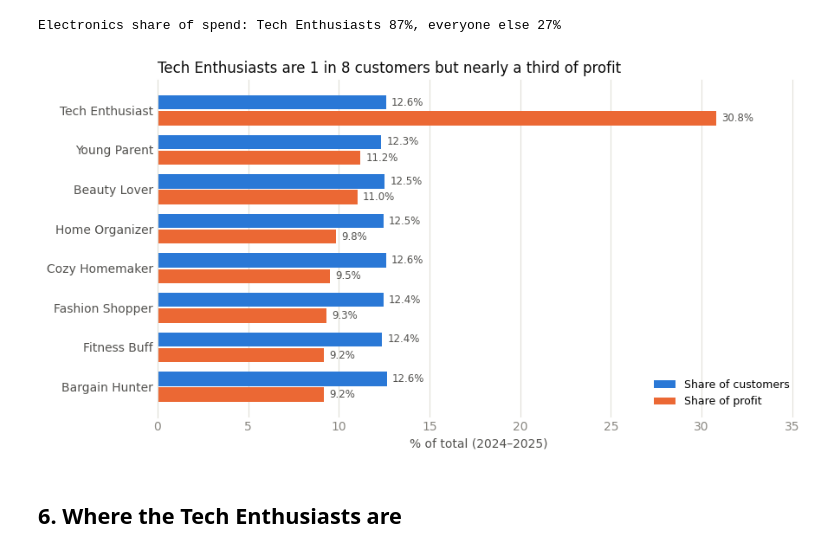
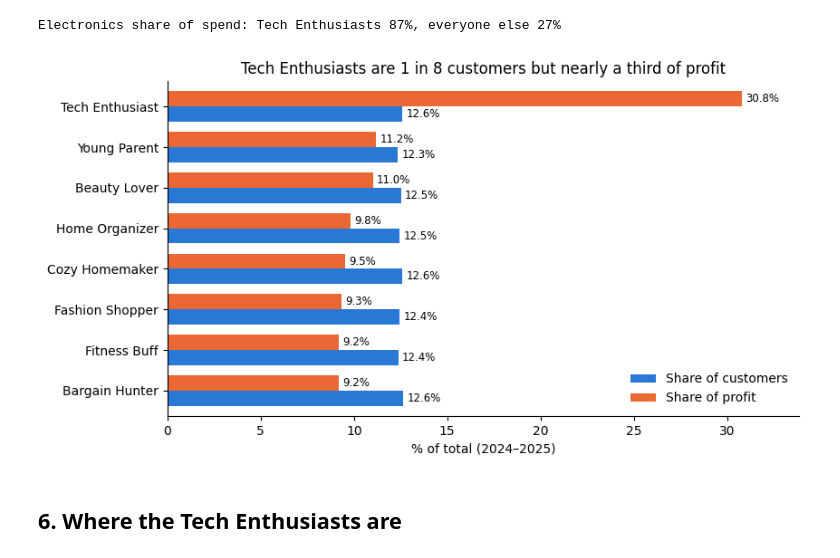
Before and after one commit to VizDataWorks/CapitalOne_DataAnalysis, a Jupyter notebook: ecommerce-challenge/notebooks/05_best_customer_base.ipynb, the cells around one changed output. Saved outputs shown, nothing was run; the diff lists cells and outputs as text; code cells hidden in the pictures.

```diff
--- a/ecommerce-challenge/notebooks/05_best_customer_base.ipynb
+++ b/ecommerce-challenge/notebooks/05_best_customer_base.ipynb
@@ -93,9 +83,8 @@ orders["profit"] = (orders.item_profit - orders.black_friday_discount - orders.r
 # %%
-# One row per customer: orders and profit in 2024–2025 (0 for customers with no orders)
-per_buyer = orders.dropna(subset=["buyer_id"]).groupby("buyer_id").agg(
+# One row per customer; customers with no orders count as 0
+per_buyer = orders.groupby("buyer_id").agg(
     orders=("order_id", "size"), profit=("profit", "sum"), revenue=("item_revenue", "sum"))
-cust = customers.merge(per_buyer, on="buyer_id", how="left")
-cust[["orders", "profit", "revenue"]] = cust[["orders", "profit", "revenue"]].fillna(0)
+cust = customers.join(per_buyer, on="buyer_id").fillna({"orders": 0, "profit": 0, "revenue": 0})
 cust["is_active"] = cust.orders > 0
 
 total_profit = cust.profit.sum()
@@ -152,26 +137,23 @@ Customers with no orders in 2024–2025: 49.9%
 # %% [markdown]
 ## 5. Segments: who is most valuable, and why
 # %%
-# Category mix: electronics share of each segment's spend
-line_seg = lines.merge(customers[["buyer_id", "customer_segment"]], on="buyer_id", how="inner")
-elec_share = (line_seg.assign(elec=line_seg.list_revenue.where(line_seg.category_name.eq("Electronics"), 0))
-                      .groupby("customer_segment")[["elec", "list_revenue"]].sum())
-elec_share = elec_share.elec / elec_share.list_revenue
+segment_of = customers.set_index("buyer_id").customer_segment
+lines["segment"] = lines.buyer_id.map(segment_of)
+lines["electronics_revenue"] = lines.list_revenue.where(lines.category_name.eq("Electronics"), 0)
+spend = lines.groupby("segment")[["electronics_revenue", "list_revenue"]].sum()
 
-orders_seg = orders.merge(customers[["buyer_id", "customer_segment"]], on="buyer_id", how="inner")
 segments = cust.groupby("customer_segment").agg(
     customers=("buyer_id", "size"),
-    profit=("profit", "sum"),
     profit_per_customer=("profit", "mean"),
     active_pct=("is_active", "mean"),
+    profit=("profit", "sum"),
 )
 segments["share_of_customers"] = segments.customers / segments.customers.sum()
-segments["share_of_profit"] = segments.profit / total_profit
+segments["share_of_profit"] = segments.pop("profit") / total_profit
 segments["orders_per_active_customer"] = cust[cust.is_active].groupby("customer_segment").orders.mean()
-segments["profit_per_order"] = orders_seg.groupby("customer_segment").profit.mean()
-segments["electronics_share_of_spend"] = elec_share
-segments = segments.drop(columns="profit").sort_values("profit_per_customer", ascending=False)
-segments.index.name = "Segment"
+segments["profit_per_order"] = orders.groupby(orders.buyer_id.map(segment_of)).profit.mean()
+segments["electronics_share_of_spend"] = spend.electronics_revenue / spend.list_revenue
+segments = segments.sort_values("profit_per_customer", ascending=False).rename_axis("Segment")
 
 segments.style.format({
     "customers": "{:,}", "profit_per_customer": "${:,.0f}", "active_pct": "{:.1%}",
@@ -196,35 +177,19 @@ print(f"Electronics share of spend: Tech Enthusiasts {elec_share['Tech Enthusias
 # %% [output]
 Electronics share of spend: Tech Enthusiasts 87%, everyone else 27%
-# %%
-# Chart: share of customers vs share of profit, by segment
-BLUE, ORANGE, INK, MUTED, GRID = "#2a78d6", "#eb6834", "#52514e", "#898781", "#e1e0d9"
-
-d = segments[["share_of_customers", "share_of_profit"]].sort_values("share_of_profit")
-y = np.arange(len(d))
-h = 0.36
-fig, ax = plt.subplots(figsize=(9, 4.8))
-ax.barh(y + h / 2 + 0.02, d.share_of_customers * 100, height=h, color=BLUE, label="Share of customers", zorder=2)
-ax.barh(y - h / 2 - 0.02, d.share_of_profit * 100, height=h, color=ORANGE, label="Share of profit", zorder=2)
-for yy, v in zip(y, d.share_of_customers * 100):
-    ax.text(v + 0.3, yy + h / 2 + 0.02, f"{v:.1f}%", va="center", fontsize=8.5, color=INK)
-for yy, v in zip(y, d.share_of_profit * 100):
-    ax.text(v + 0.3, yy - h / 2 - 0.02, f"{v:.1f}%", va="center", fontsize=8.5, color=INK)
-ax.set_yticks(y)
-ax.set_yticklabels(d.index)
-ax.set_title("Tech Enthusiasts are 1 in 8 customers but nearly a third of profit", loc="left",
-             fontsize=12, color="#0b0b0b")
-ax.set_xlabel("% of total (2024–2025)", color=INK)
-ax.grid(axis="x", color=GRID, linewidth=0.8, zorder=0)
-ax.tick_params(colors=MUTED, length=0)
-ax.tick_params(axis="y", colors=INK)
-for s in ["top", "right", "bottom"]:
-    ax.spines[s].set_visible(False)
-ax.spines["left"].set_color(GRID)
-ax.set_xlim(0, d.values.max() * 100 * 1.15)
-ax.legend(frameon=False, loc="lower right", fontsize=9)
-plt.tight_layout()
-plt.show()
-# %% [output]
-[figure, removed]
+# %%
+shares = (segments[["share_of_customers", "share_of_profit"]] * 100).sort_values("share_of_profit")
+shares.columns = ["Share of customers", "Share of profit"]
+
+ax = shares.plot.barh(figsize=(9, 4.8), width=0.75, color=["#2a78d6", "#eb6834"])
+for bars in ax.containers:
+    ax.bar_label(bars, fmt="{:.1f}%", padding=3, fontsize=8.5)
+ax.set(title="Tech Enthusiasts are 1 in 8 customers but nearly a third of profit",
+       xlabel="% of total (2024–2025)", ylabel="")
+ax.spines[["top", "right"]].set_visible(False)
+ax.legend(frameon=False, loc="lower right")
+ax.margins(x=0.1)
+plt.show()
+# %% [output]
+[figure, added]
 # %% [markdown]
 ## 6. Where the Tech Enthusiasts are
```
Also changed, not shown: parts of 11 cells of this notebook.
